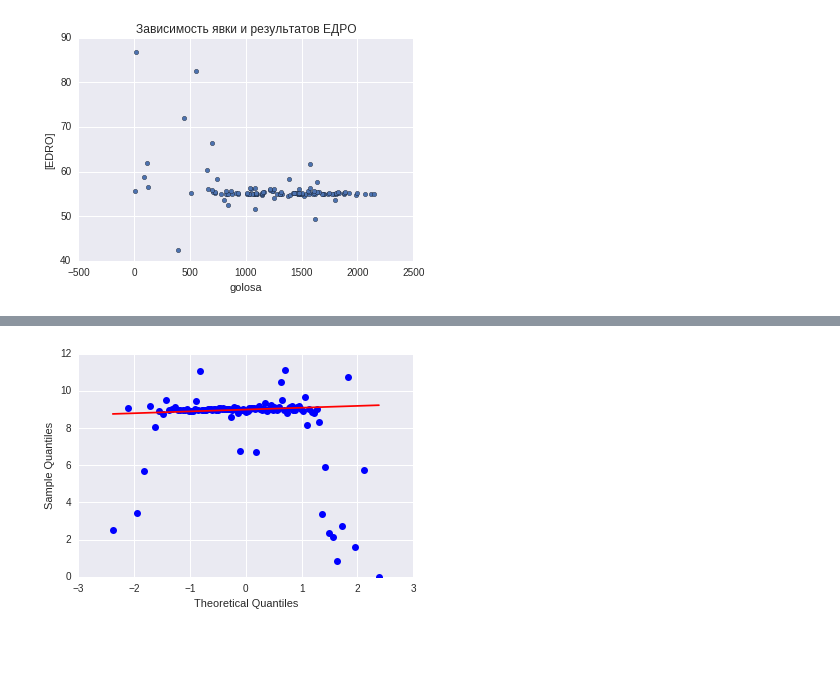
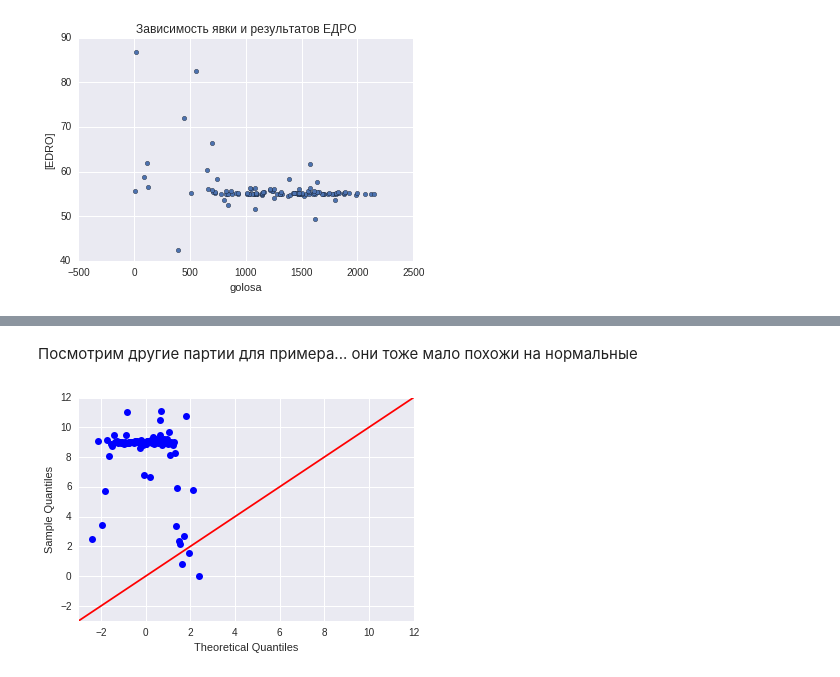
Before and after one commit to fortunto2/sterlitamak_duma2016, a Jupyter notebook: sterlitamak.ipynb, the cells around one changed output, grey strips where cells are left out. Saved outputs shown, nothing was run; the diff lists cells and outputs as text; code cells hidden in the pictures; blank space fills up the shorter version.

```diff
--- a/sterlitamak.ipynb
+++ b/sterlitamak.ipynb
@@ -136,5 +140,7 @@ qqplot(partii[['EDRO']], dist=sts.norm, line='q');
+# %% [markdown]
+Посмотрим другие партии для примера... они тоже мало похожи на нормальные
 # %%
-qqplot(partii[['SPRAV_RUS']], line='q');
+qqplot(partii[['SPRAV_RUS']], line='45');
 # %% [output]
-[figure, old version]
+[figure, new version]
 # %%
```
Also changed, not shown: parts of 14 cells of this notebook, 2 other files.
